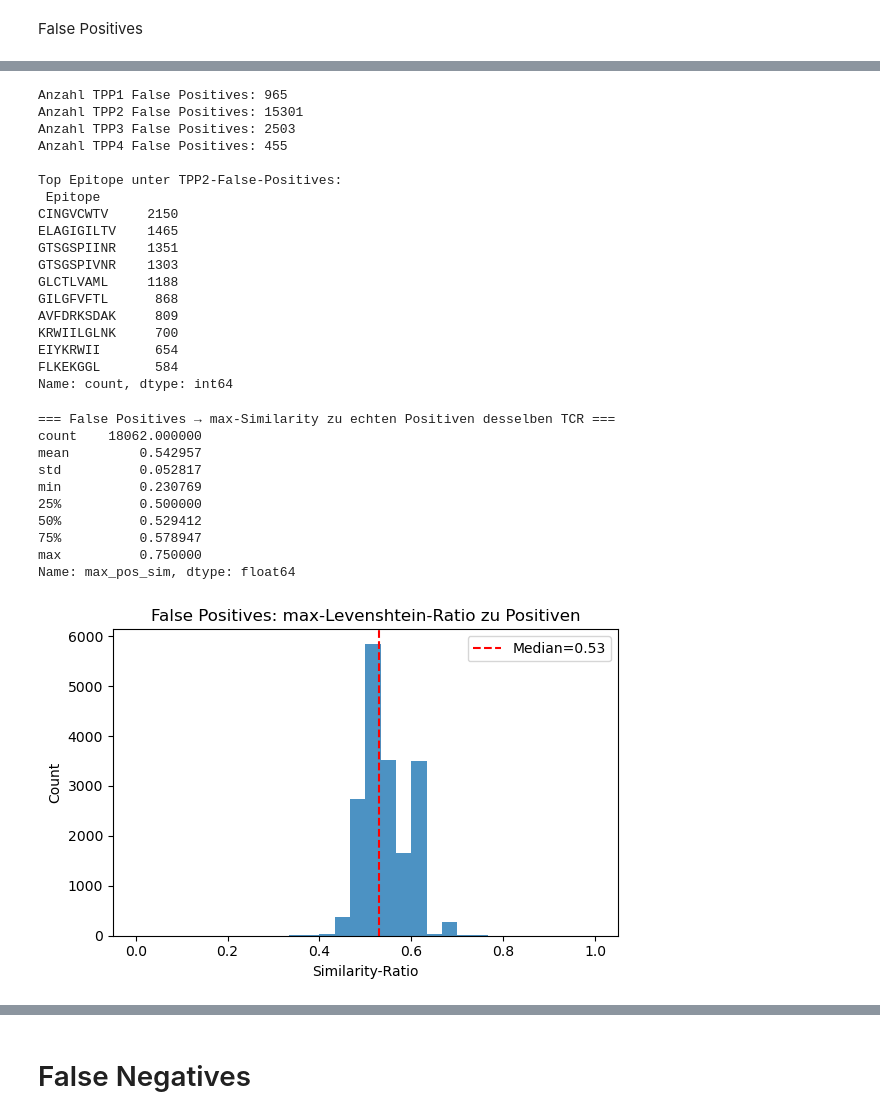
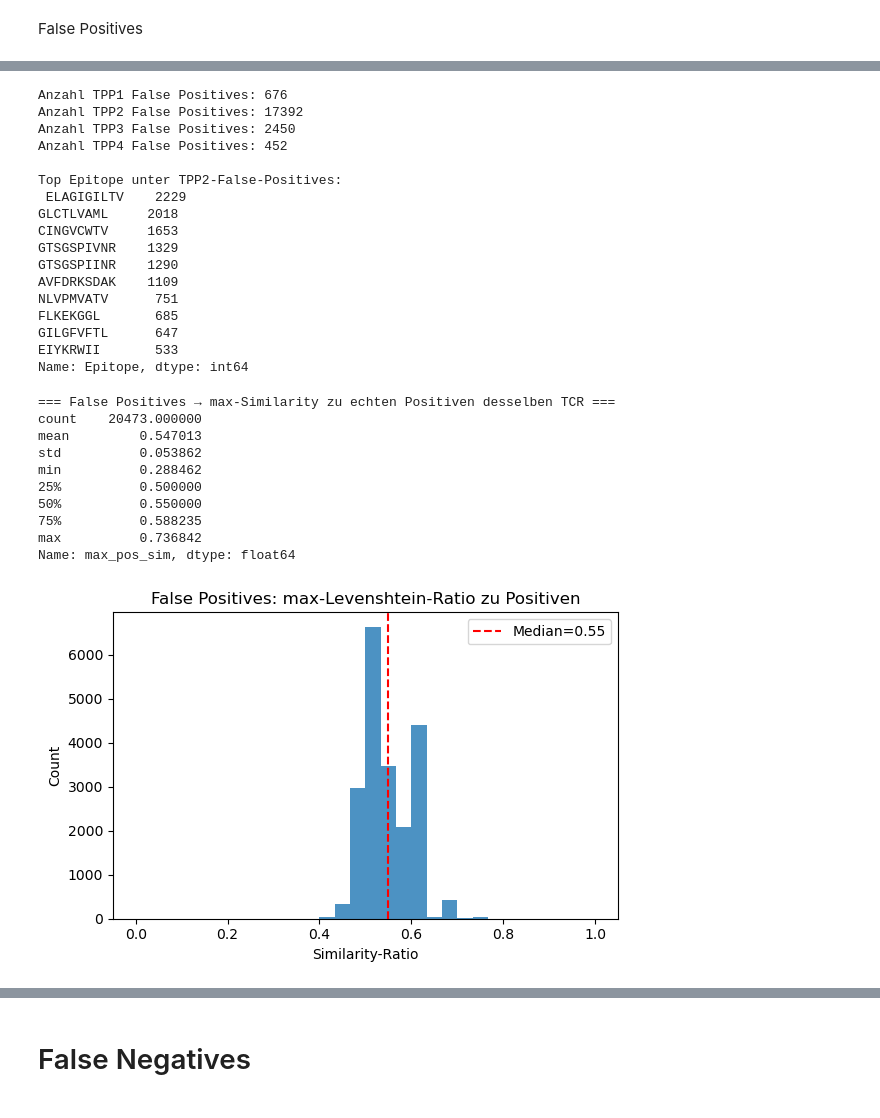
Before and after one commit to liselott321/BA-Cancer-Immunotherapy, a Jupyter notebook: data_scripts/datapipeline/datacheck_for_test_v2.ipynb, the cells around one changed output, grey strips where cells are left out. Saved outputs shown, nothing was run; the diff lists cells and outputs as text; code cells hidden in the pictures.

```diff
--- a/data_scripts/datapipeline/datacheck_for_test_v2.ipynb
+++ b/data_scripts/datapipeline/datacheck_for_test_v2.ipynb
@@ -36,7 +36,7 @@ import matplotlib.pyplot as plt
 import seaborn as sns
 
 # CSV einlesen
-fp = pd.read_csv("../../results/false_positives_v2.csv", sep="\t")
+fp = pd.read_csv("../../results/false_positives_v2_over.csv", sep="\t")
 
 # Nur TPP1-Fehlklassifikationen
 fp_tpp1 = fp[fp["task"] == "TPP1"].copy()
@@ -58,34 +58,33 @@ print(f"Anzahl TPP4 False Positives: {len(fp_tpp4)}")
 top_epitopes = fp_tpp2["Epitope"].value_counts().head(10)
 print("\nTop Epitope unter TPP2-False-Positives:\n", top_epitopes)
 # %% [output]
-Anzahl TPP1 False Positives: 965
-Anzahl TPP2 False Positives: 15301
-Anzahl TPP3 False Positives: 2503
-Anzahl TPP4 False Positives: 455
+Anzahl TPP1 False Positives: 676
+Anzahl TPP2 False Positives: 17392
+Anzahl TPP3 False Positives: 2450
+Anzahl TPP4 False Positives: 452
 
 Top Epitope unter TPP2-False-Positives:
- Epitope
-CINGVCWTV     2150
-ELAGIGILTV    1465
-GTSGSPIINR    1351
-GTSGSPIVNR    1303
-GLCTLVAML     1188
-GILGFVFTL      868
-AVFDRKSDAK     809
-KRWIILGLNK     700
-EIYKRWII       654
-FLKEKGGL       584
-Name: count, dtype: int64
+ ELAGIGILTV    2229
+GLCTLVAML     2018
+CINGVCWTV     1653
+GTSGSPIVNR    1329
+GTSGSPIINR    1290
+AVFDRKSDAK    1109
+NLVPMVATV      751
+FLKEKGGL       685
+GILGFVFTL      647
+EIYKRWII       533
+Name: Epitope, dtype: int64
 # %%
 import pandas as pd
 import numpy as np
 import matplotlib.pyplot as plt
 
 # 1) False Positives einlesen
-fp = pd.read_csv("../../results/false_positives_v2.csv", sep="\t")
+fp = pd.read_csv("../../results/false_positives_v2_over.csv", sep="\t")
 
 # 2) Splits einlesen und positive Epitopen pro TCR mappen
-BASE = "../../../../data/splitted_datasets/allele/beta/new"
+BASE = "../../../data"
 train = pd.read_csv(f"{BASE}/train.tsv",      sep="\t", dtype=str)
 val   = pd.read_csv(f"{BASE}/validation.tsv", sep="\t", dtype=str)
 test  = pd.read_csv(f"{BASE}/test.tsv",       sep="\t", dtype=str)
@@ -118,41 +117,41 @@ def ratio(a,b):
 # 4) max‐Ratio gegen die echten Positiven desselben TCR
 def max_sim_to_positives(row):
     tcr  = row["TRB_CDR3"]
     epi  = row["Epitope"]
     poss = tcr_to_pos.get(tcr, ())
     if not poss:
         return np.nan
     return max(ratio(epi, p) for p in poss)
 
 # 5) Anwenden & Auswerten
 fp["max_pos_sim"] = fp.apply(max_sim_to_positives, axis=1)
 
 print("=== False Positives → max‐Similarity zu echten Positiven desselben TCR ===")
 print(fp["max_pos_sim"].describe())
 
 # Histogramm
 plt.figure(figsize=(6,4))
 plt.hist(fp["max_pos_sim"].dropna(), bins=30, range=(0,1), alpha=0.8)
 plt.axvline(fp["max_pos_sim"].median(), color="red", linestyle="--",
             label=f"Median={fp['max_pos_sim'].median():.2f}")
 plt.title("False Positives: max-Levenshtein-Ratio zu Positiven")
 plt.xlabel("Similarity-Ratio")
 plt.ylabel("Count")
 plt.legend()
 plt.tight_layout()
 plt.show()
 # %% [output]
 === False Positives → max‐Similarity zu echten Positiven desselben TCR ===
-count    18062.000000
-mean         0.542957
-std          0.052817
-min          0.230769
+count    20473.000000
+mean         0.547013
+std          0.053862
+min          0.288462
 25%          0.500000
-50%          0.529412
-75%          0.578947
-max          0.750000
+50%          0.550000
+75%          0.588235
+max          0.736842
 Name: max_pos_sim, dtype: float64
-[figure, old version]
+[figure, new version]
 # %%
 import pandas as pd
 import numpy as np
```
Also changed, not shown: parts of 11 cells of this notebook, 7 other files.
